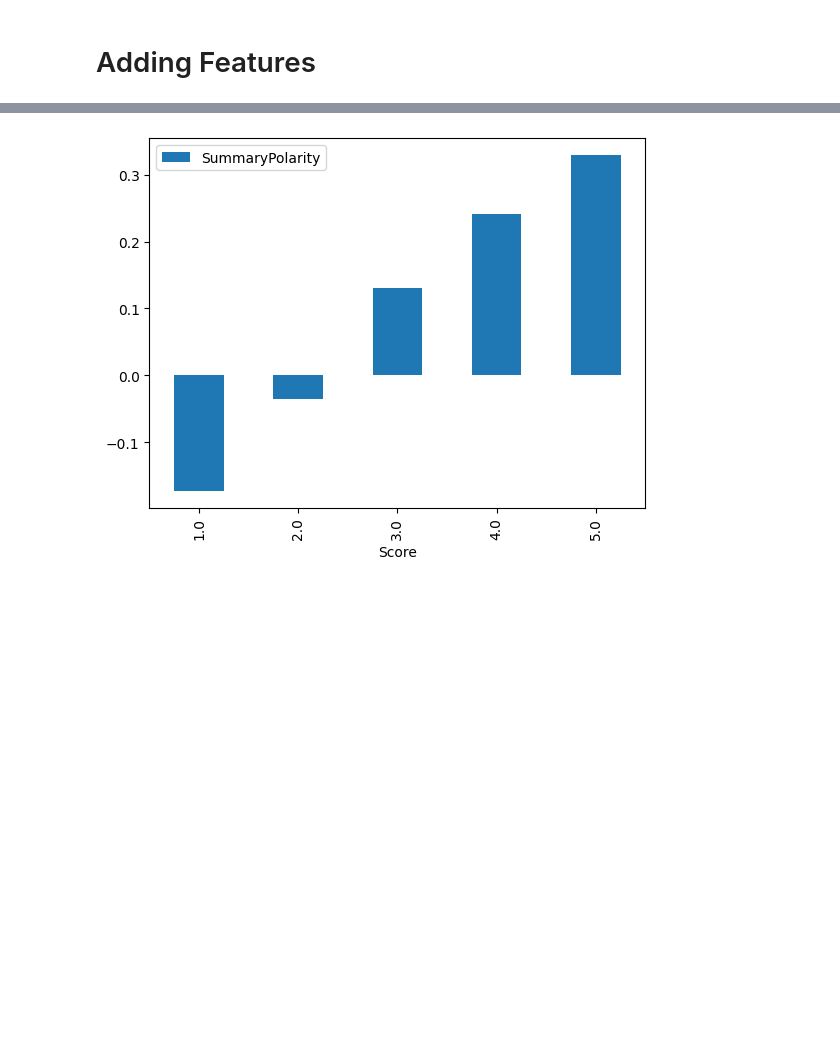
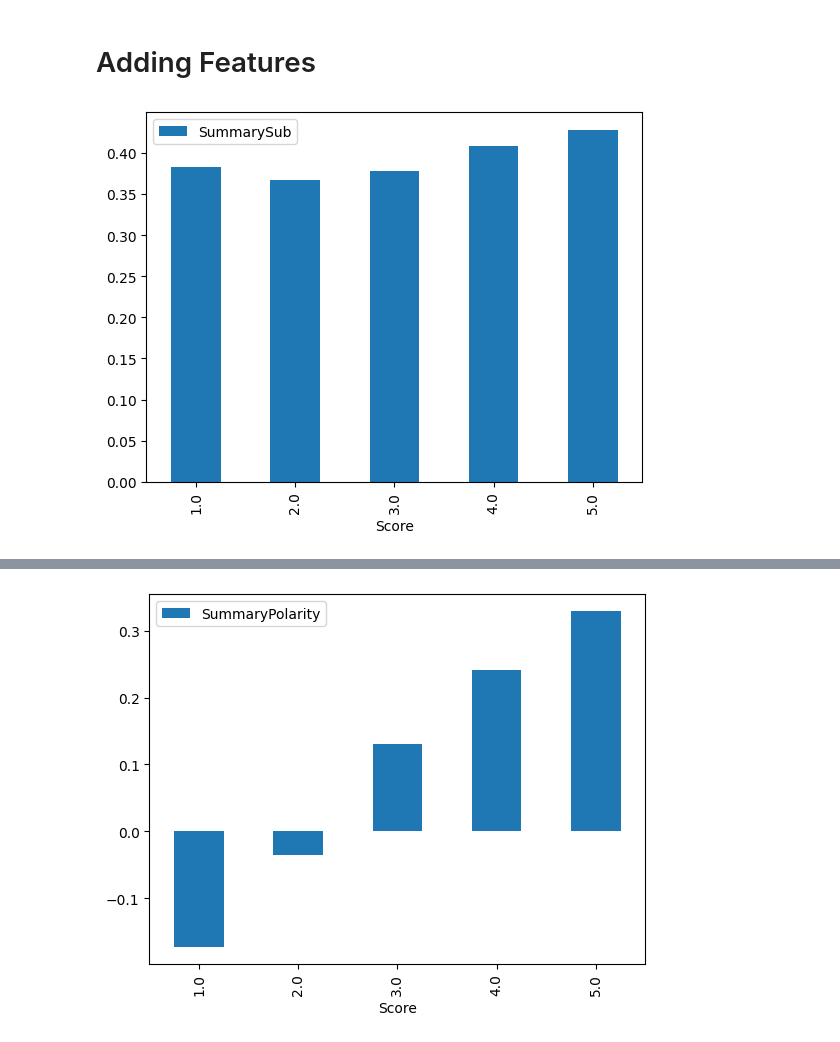
Before and after one commit to SeanRMcC/mccartys-midterm, a Jupyter notebook: starter_code.ipynb, the cells around one changed output, grey strips where cells are left out. Drawn from its saved outputs; the diff is of its cells as text; code cells hidden in the pictures; blank space fills up the shorter version.

```diff
--- a/starter_code.ipynb
+++ b/starter_code.ipynb
@@ -97,6 +96,26 @@ def add_features_to(df):
         df["SummaryPolarity"] = sp
         sp.to_pickle(file_name)
 
+    file_name = "./pickles/TextSub.pkl"
+    if exists(file_name):
+        df["TextSub"] = pd.read_pickle(file_name)
+    else:
+        ts = df["Text"].apply(lambda s: TextBlob(s).sentiment.subjectivity if type(s) == str else 0)
+        df["TextSub"] = ts
+        ts.to_pickle(file_name)
+
+    file_name = "./pickles/SummarySub.pkl"
+    if exists(file_name):
+        df["SummarySub"] = pd.read_pickle(file_name)
+    else:
+        ss = df["Summary"].apply(lambda s: TextBlob(s).sentiment.subjectivity if type(s) == str else 0)
+        df["SummarySub"] = ss
+        ss.to_pickle(file_name)
+
+    # Magnify Polarity
+    #df["TextPolarity"] = df["TextPolarity"] * 10
+    #df["SummaryPolarity"] = df["SummaryPolarity"] * 10
+
     return df
 
 # Load the feature extracted files if they've already been generated
@@ -119,3 +138,8 @@ else:
 
     X_submission.to_csv("./data/X_submission.csv", index=False)
     X_train.to_csv("./data/X_train.csv", index=False)
+# %%
+X_train[["Score", "SummarySub"]].groupby("Score").mean().plot(kind="bar")
+plt.show()
+# %% [output]
+[figure, added]
```
Also changed, not shown: parts of 13 cells of this notebook.
